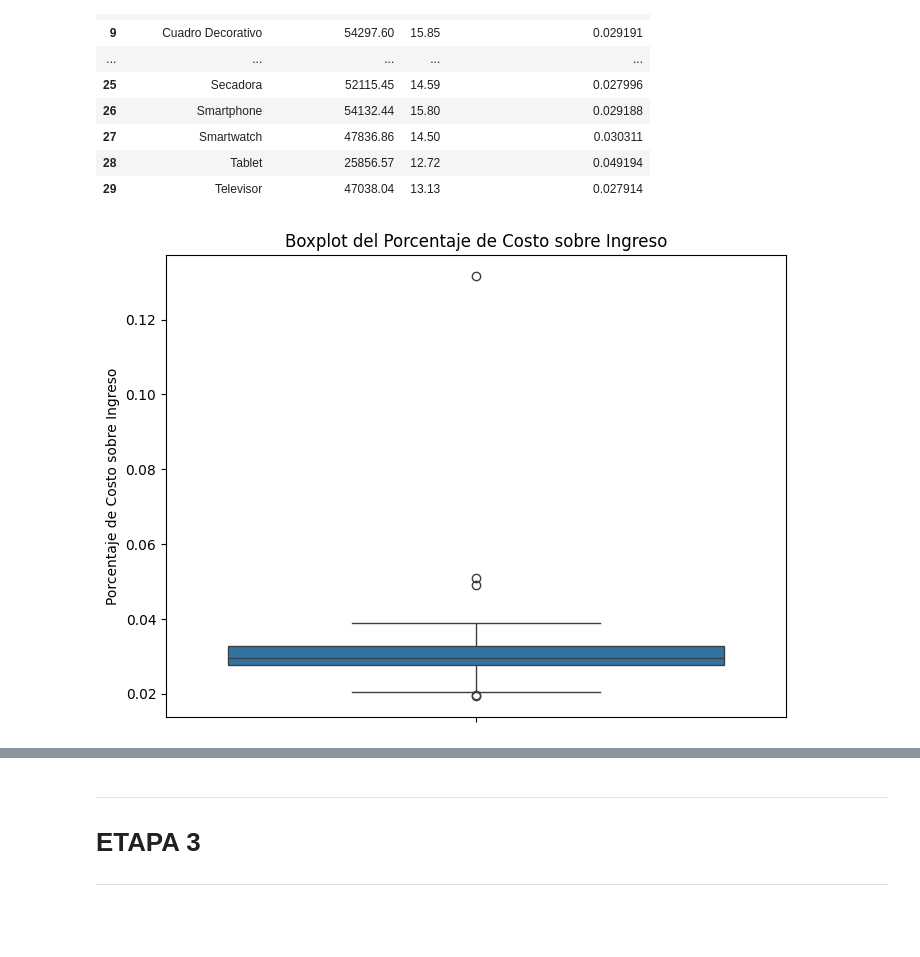
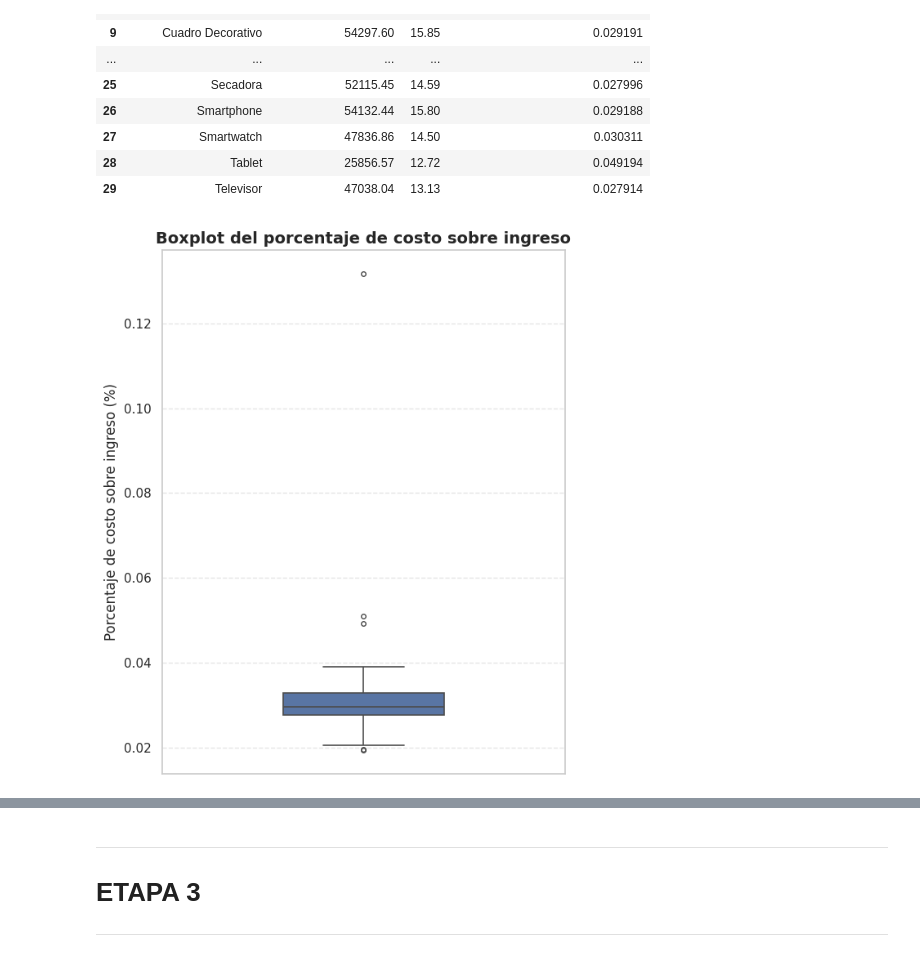
Before and after one commit to rominadelosangelesgalvan-creator/pre_entrega_romina_galvan_DAwPython, a Jupyter notebook: Entrega_final_romina_galvan.ipynb, the cells around one changed output, grey strips where cells are left out. Saved outputs shown, nothing was run; the diff lists cells and outputs as text; code cells hidden in the pictures; blank space fills up the shorter version.

```diff
--- a/Entrega_final_romina_galvan.ipynb
+++ b/Entrega_final_romina_galvan.ipynb
@@ -855,13 +860,24 @@ display(merged_df)
 # %%
 import matplotlib.pyplot as plt
 import seaborn as sns
 
-# Boxplot to identify dispersion and potential outliers
-plt.figure(figsize=(8, 6))
-sns.boxplot(y=merged_df['porcentaje_costo_sobre_ingreso'])
-plt.title('Boxplot del Porcentaje de Costo sobre Ingreso')
-plt.ylabel('Porcentaje de Costo sobre Ingreso')
+plt.figure(figsize=(6, 7))
+sns.boxplot(
+    y=merged_df['porcentaje_costo_sobre_ingreso'],
+    width=0.4,
+    fliersize=4,
+    linewidth=1.2
+)
+
+plt.title(
+    'Boxplot del porcentaje de costo sobre ingreso',
+    fontsize=14,
+    weight='bold'
+)
+plt.ylabel('Porcentaje de costo sobre ingreso (%)', fontsize=12)
+plt.grid(axis='y', linestyle='--', alpha=0.5)
+plt.tight_layout()
 plt.show()
 # %% [output]
-[figure, old version]
+[figure, new version]
 # %%
```
Also changed, not shown: parts of 23 cells of this notebook.
